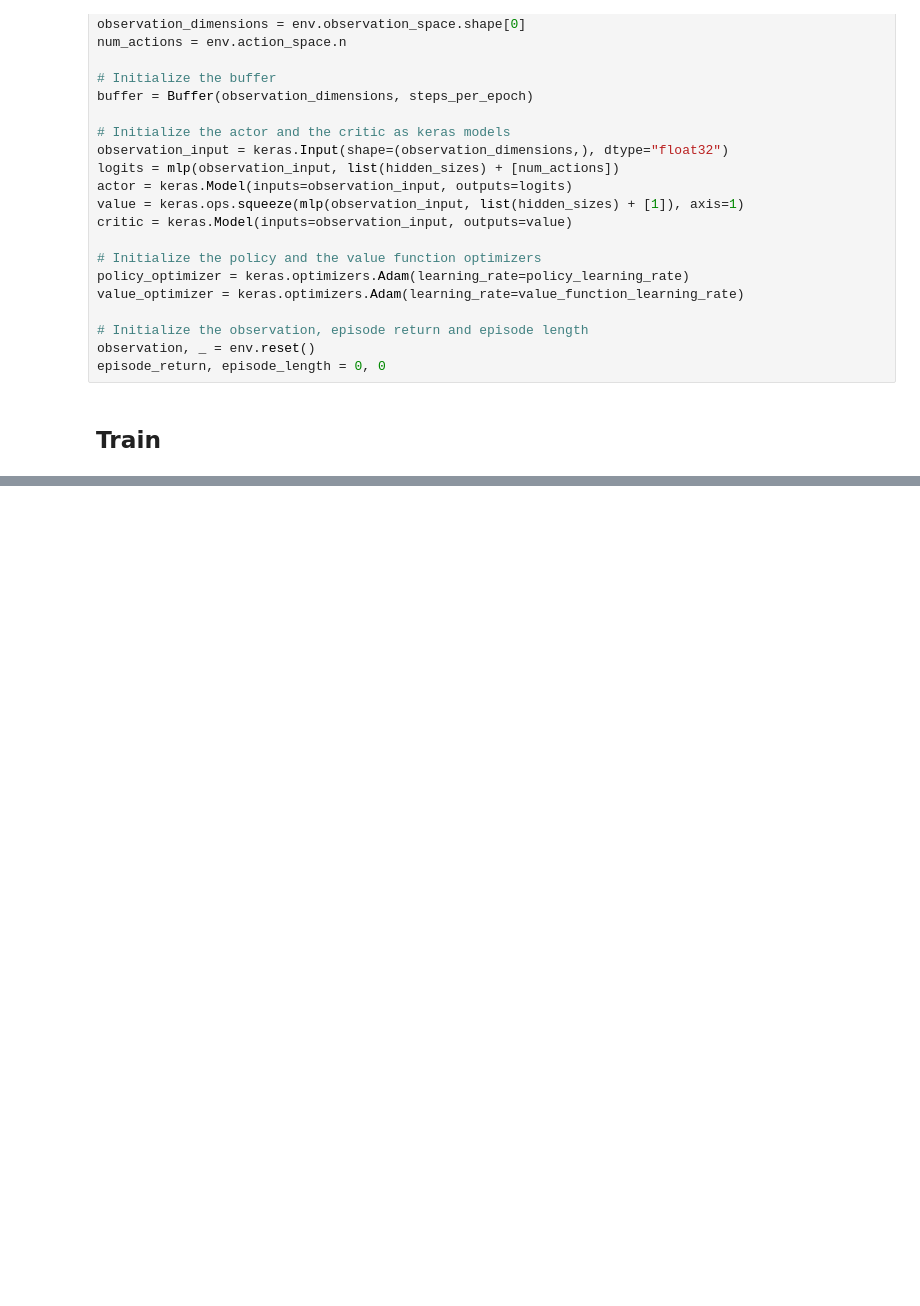
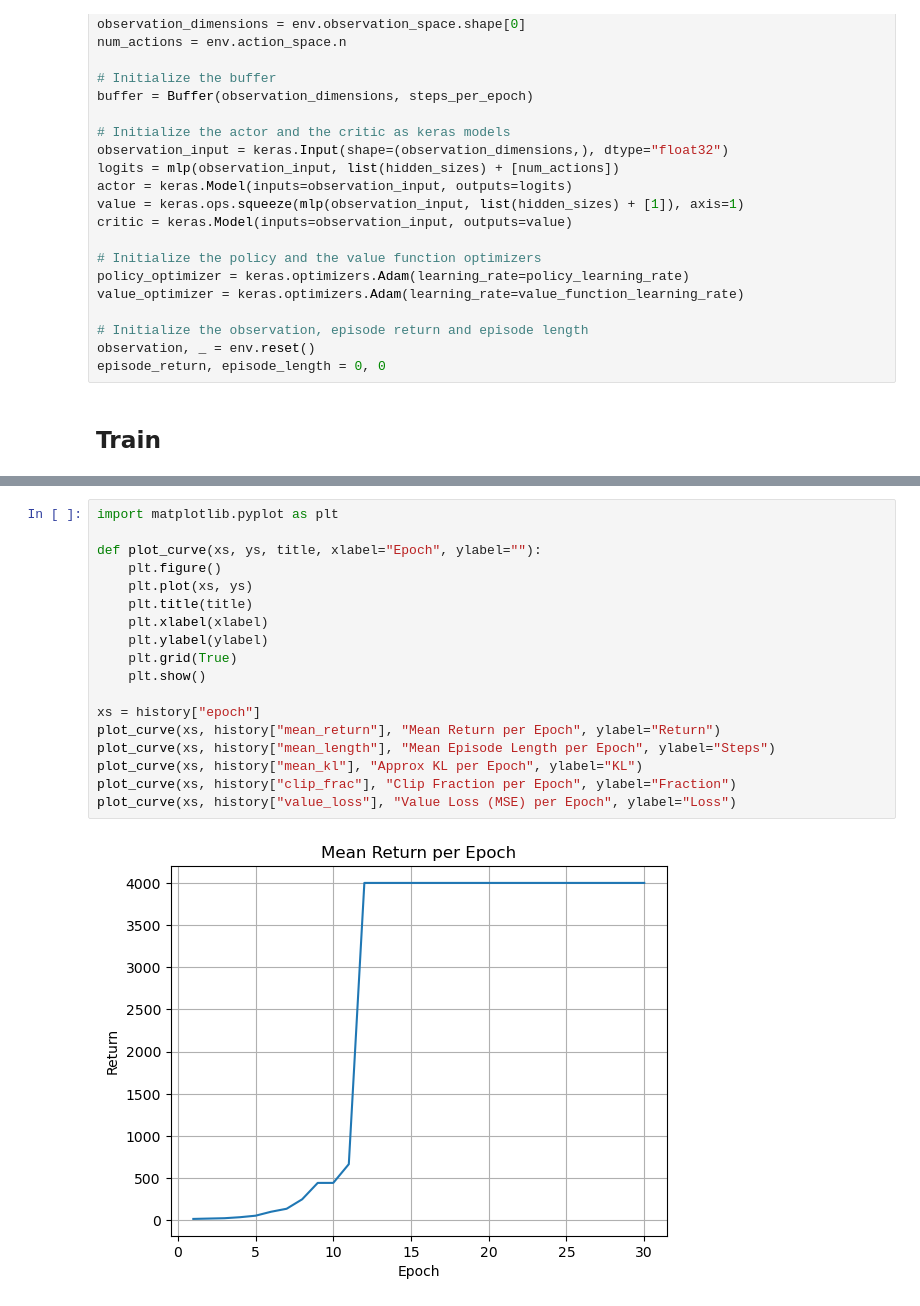
Before and after one commit to JCARNEIROX/IA367-Aprendizado-Reforco, a Jupyter notebook: Lista03_239738_256389/IA368FF_Lista_3_PPO.ipynb, the cells around one changed output, grey strips where cells are left out. Cells and saved outputs as stored; diff of their text form; blank space fills up the shorter version.

```diff
--- a/Lista03_239738_256389/IA368FF_Lista_3_PPO.ipynb
+++ b/Lista03_239738_256389/IA368FF_Lista_3_PPO.ipynb
@@ -253,0 +396,20 @@ episode_return, episode_length = 0, 0
+# %%
+import matplotlib.pyplot as plt
+
+def plot_curve(xs, ys, title, xlabel="Epoch", ylabel=""):
+    plt.figure()
+    plt.plot(xs, ys)
+    plt.title(title)
+    plt.xlabel(xlabel)
+    plt.ylabel(ylabel)
+    plt.grid(True)
+    plt.show()
+
+xs = history["epoch"]
+plot_curve(xs, history["mean_return"], "Mean Return per Epoch", ylabel="Return")
+plot_curve(xs, history["mean_length"], "Mean Episode Length per Epoch", ylabel="Steps")
+plot_curve(xs, history["mean_kl"], "Approx KL per Epoch", ylabel="KL")
+plot_curve(xs, history["clip_frac"], "Clip Fraction per Epoch", ylabel="Fraction")
+plot_curve(xs, history["value_loss"], "Value Loss (MSE) per Epoch", ylabel="Loss")
+# %% [output]
+[figure, added]
```
Also changed, not shown: parts of 5 cells of this notebook.
